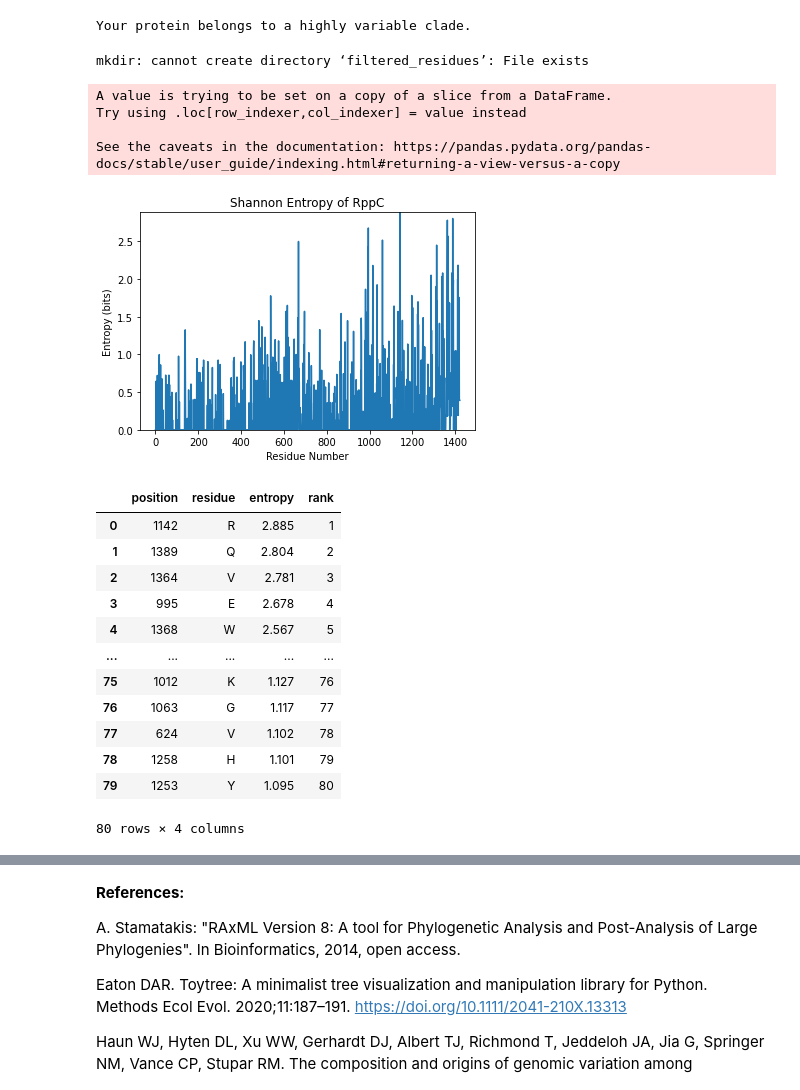
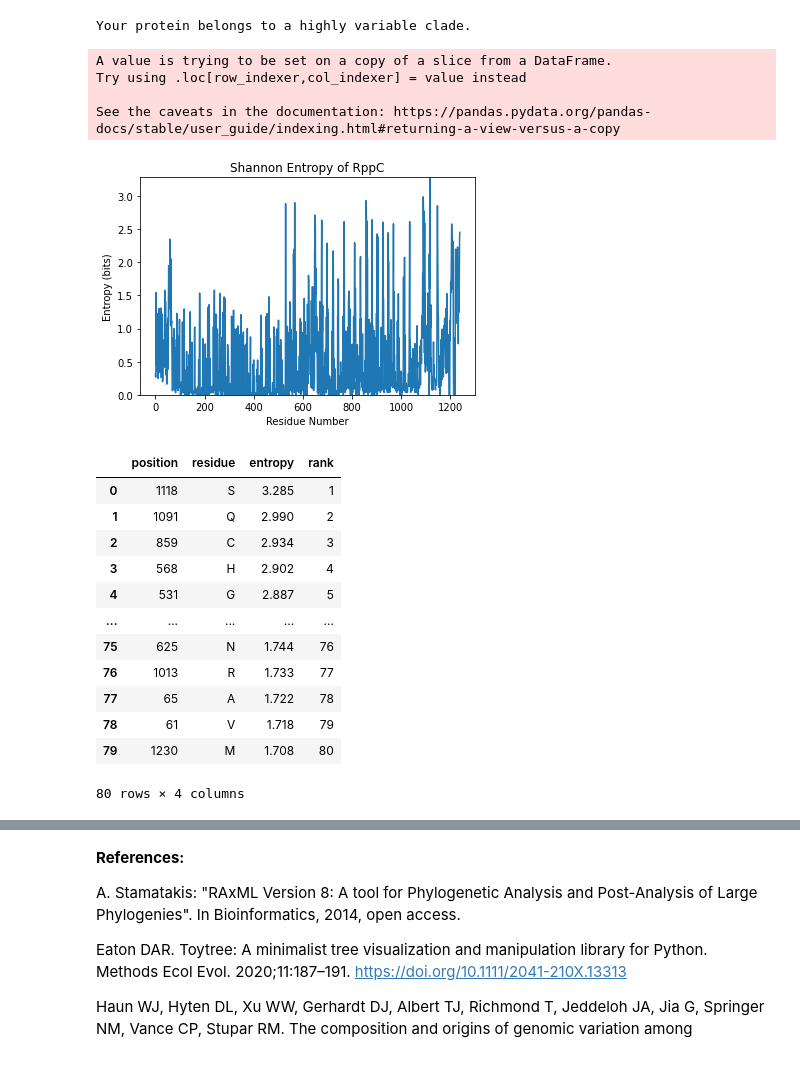
Before and after one commit to daniilprigozhin/NLRCladeFinder, a Jupyter notebook: NLRCladeFinder.ipynb, the cells around one changed output, grey strips where cells are left out. Drawn from its saved outputs; the diff is of its cells as text; code cells hidden in the pictures.

```diff
--- a/NLRCladeFinder.ipynb
+++ b/NLRCladeFinder.ipynb
@@ -224,45 +224,44 @@ plt.xlabel("Residue Number");
 plt.ylabel("Entropy (bits)");
 plt.title("Shannon Entropy of "+jobname_unhashed);
 plt.savefig(jobname + "_Entropy_MaskedNG");
 plt.savefig(jobname + "_Entropy_MaskedNG.svg")
 
 shannon_created = True
 
 residue_entropies = pd.DataFrame()
 residues = []
 unfiltered_entropies = []
 
 for i in range(length):
-  residues.append(align[61,i])
+  residues.append(align[len(align) - 1,i])
   col = align[:,i]
   if col[len(align) - 1] == "-":
     continue
   else:
     unfiltered_entropies.append(entropy(col))
 
 residue_entropies["residue"] = residues
 residue_entropies = residue_entropies[residue_entropies["residue"] != "-"]
 residue_entropies["entropy"] = unfiltered_entropies
 residue_entropies = residue_entropies.reset_index(drop = True)
 residue_entropies["position"] = residue_entropies.index + 1
 cols = residue_entropies.columns.tolist()
 cols = cols[-1:] + cols[:-1]
 residue_entropies = residue_entropies[cols].round(3)
 residue_entropies.to_csv('residue_entropies.txt', index=None, sep='\t')
 
 !mkdir filtered_residues
 # %% [output]
-mkdir: cannot create directory ‘filtered_residues’: File exists
+A value is trying to be set on a copy of a slice from a DataFrame.
+Try using .loc[row_indexer,col_indexer] = value instead
+
+See the caveats in the documentation: https://pandas.pydata.org/pandas-docs/stable/user_guide/indexing.html#returning-a-view-versus-a-copy
-A value is trying to be set on a copy of a slice from a DataFrame.
-Try using .loc[row_indexer,col_indexer] = value instead
-
-See the caveats in the documentation: https://pandas.pydata.org/pandas-docs/stable/user_guide/indexing.html#returning-a-view-versus-a-copy
-[figure, old version]
+[figure, new version]
 # %%
 #@title Enter the Lower Bound for Entropy Values of Interest (suggested 0.8-1.8)
 #@markdown Feel free to run this multiple times with different entropy_lb values.
 
-entropy_lb = 1.0 #@param {type:"number"}
+entropy_lb = 0.8 #@param {type:"number"}
 
 
 # bins = np.arange(-0.25,0.25 + round(max(unfiltered_entropies) * 2) / 2,0.25)
@@ -275,17 +274,17 @@ sorted_filtered_re.to_csv(sorted_fre_name, index=None, sep='\t')
 sorted_filtered_re.head(80)
 # %% [output]
 |  | position | residue | entropy | rank |
-| 0 | 1142 | R | 2.885 | 1 |
-| 1 | 1389 | Q | 2.804 | 2 |
-| 2 | 1364 | V | 2.781 | 3 |
-| 3 | 995 | E | 2.678 | 4 |
-| 4 | 1368 | W | 2.567 | 5 |
+| 0 | 1118 | S | 3.285 | 1 |
+| 1 | 1091 | Q | 2.990 | 2 |
+| 2 | 859 | C | 2.934 | 3 |
+| 3 | 568 | H | 2.902 | 4 |
+| 4 | 531 | G | 2.887 | 5 |
 | ... | ... | ... | ... | ... |
-| 75 | 1012 | K | 1.127 | 76 |
-| 76 | 1063 | G | 1.117 | 77 |
-| 77 | 624 | V | 1.102 | 78 |
-| 78 | 1258 | H | 1.101 | 79 |
-| 79 | 1253 | Y | 1.095 | 80 |
+| 75 | 625 | N | 1.744 | 76 |
+| 76 | 1013 | R | 1.733 | 77 |
+| 77 | 65 | A | 1.722 | 78 |
+| 78 | 61 | V | 1.718 | 79 |
+| 79 | 1230 | M | 1.708 | 80 |
 80 rows × 4 columns
 # %%
 #@title Download Results
```
Also changed, not shown: parts of 4 cells of this notebook.
